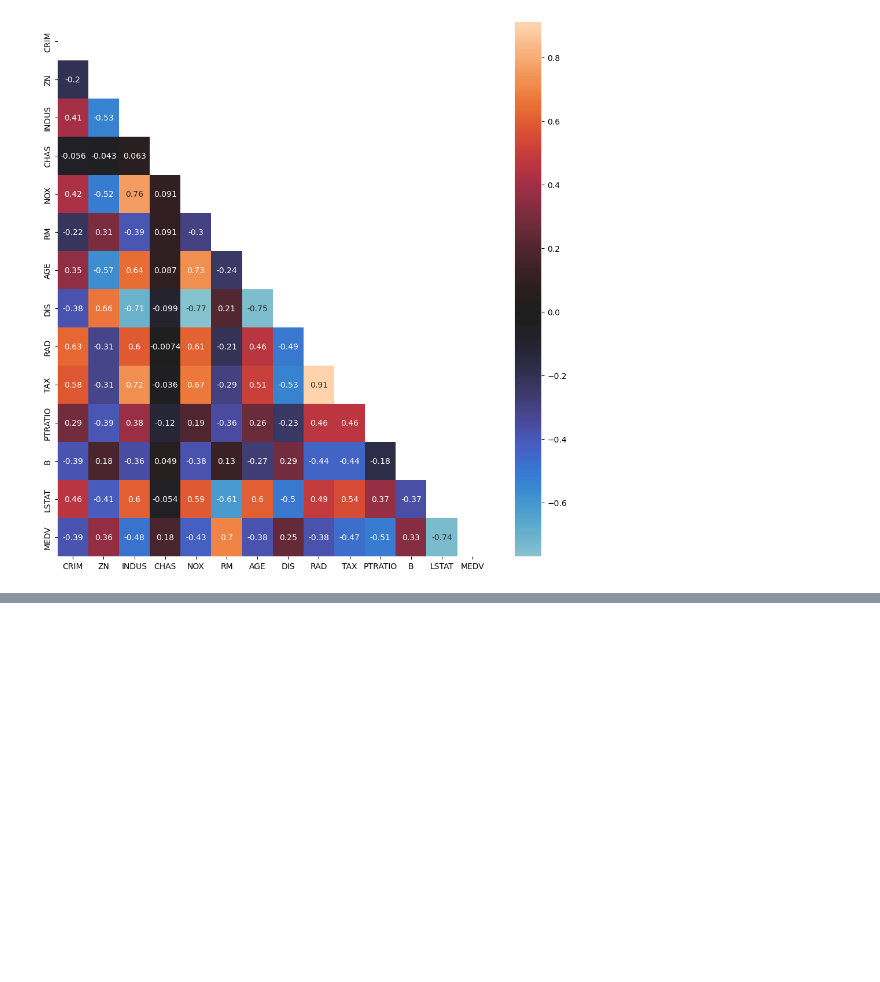
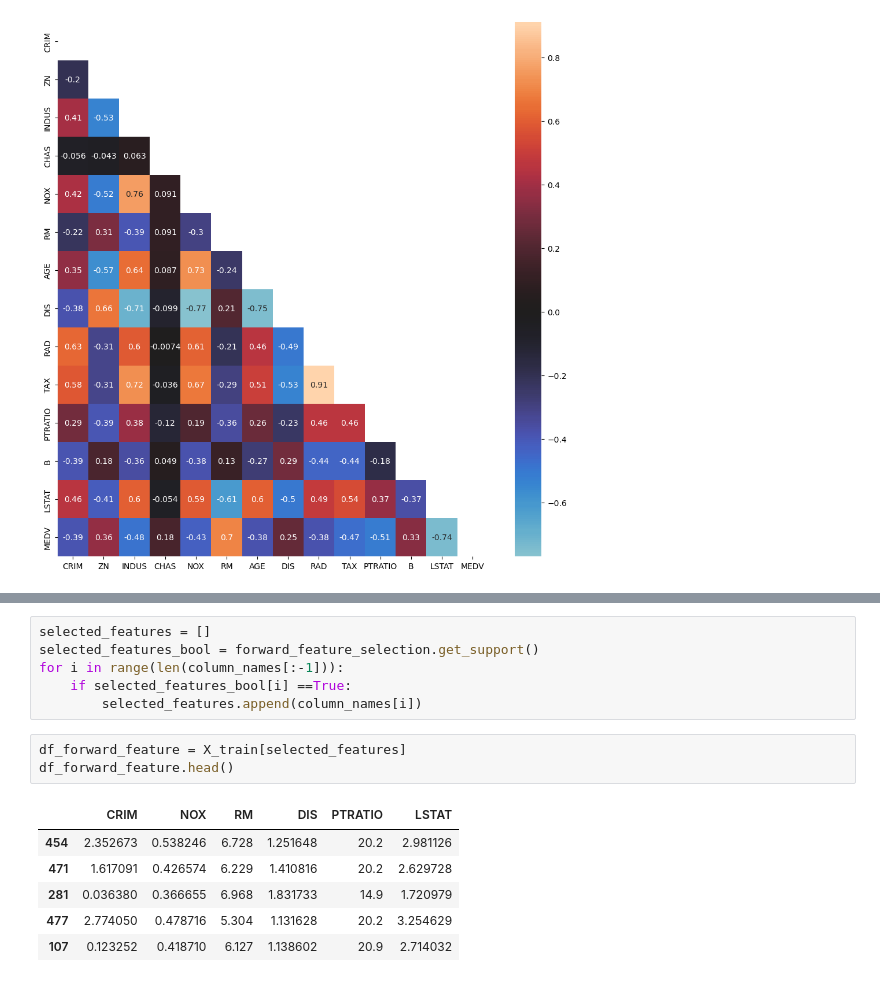
Before and after one commit to jellybelly24/pre_interview_test, a Jupyter notebook: Regression_Boston_Housing_Dataset/Data exploratory analysis and model training.ipynb, the cells around one changed output, grey strips where cells are left out. Cells and saved outputs as stored; diff of their text form; blank space fills up the shorter version.

```diff
--- a/Regression_Boston_Housing_Dataset/Data exploratory analysis and model training.ipynb
+++ b/Regression_Boston_Housing_Dataset/Data exploratory analysis and model training.ipynb
@@ -148,0 +211,16 @@ df_train
+# %%
+selected_features = []
+selected_features_bool = forward_feature_selection.get_support()
+for i in range(len(column_names[:-1])):
+    if selected_features_bool[i] ==True:
+        selected_features.append(column_names[i])
+# %%
+df_forward_feature = X_train[selected_features]
+df_forward_feature.head()
+# %% [output]
+|  | CRIM | NOX | RM | DIS | PTRATIO | LSTAT |
+| 454 | 2.352673 | 0.538246 | 6.728 | 1.251648 | 20.2 | 2.981126 |
+| 471 | 1.617091 | 0.426574 | 6.229 | 1.410816 | 20.2 | 2.629728 |
+| 281 | 0.036380 | 0.366655 | 6.968 | 1.831733 | 14.9 | 1.720979 |
+| 477 | 2.774050 | 0.478716 | 5.304 | 1.131628 | 20.2 | 3.254629 |
+| 107 | 0.123252 | 0.418710 | 6.127 | 1.138602 | 20.9 | 2.714032 |
```
Also changed, not shown: parts of 22 cells of this notebook.
